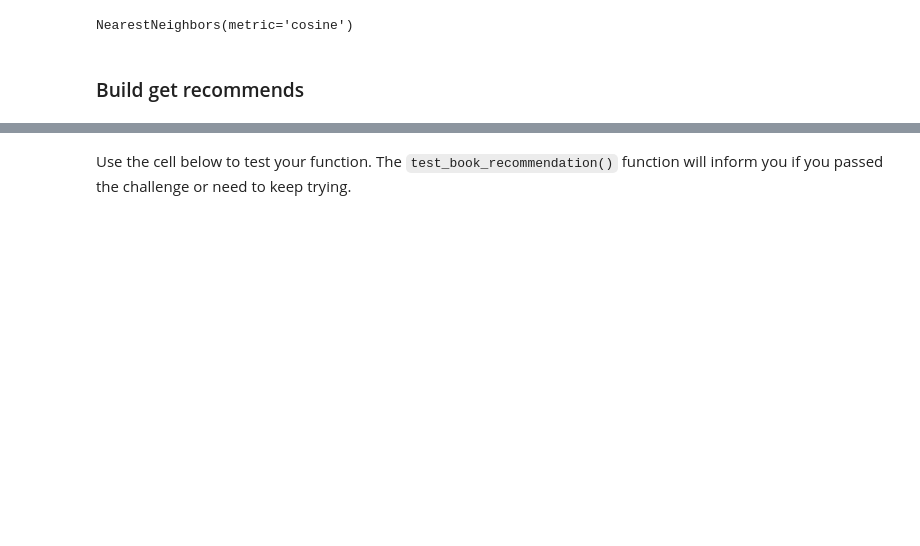
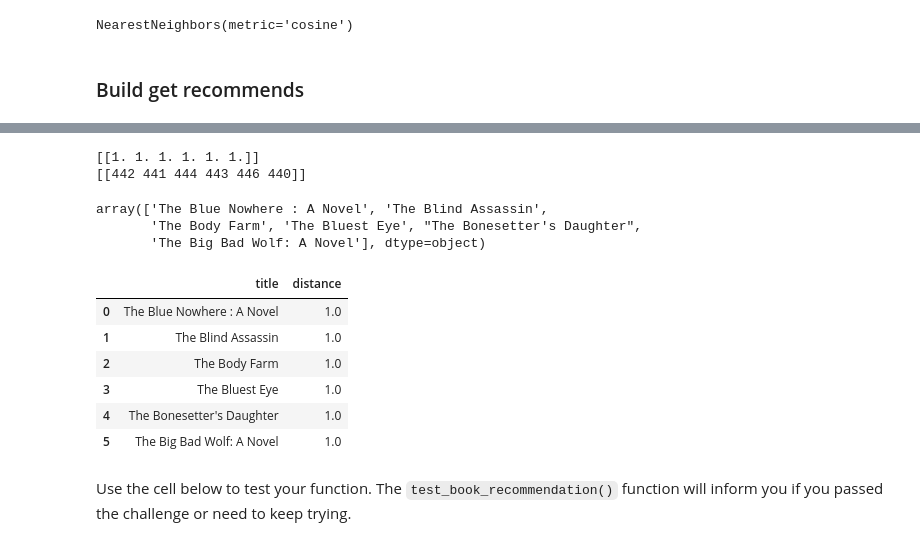
Before and after one commit to Elhassan7/freeCodeCamp_Project, a Jupyter notebook: 2nd fcc_book_recommendation_KNN/fcc_book_recommendation_knn.ipynb, the cells around one changed output, grey strips where cells are left out. Drawn from its saved outputs; the diff is of its cells as text; code cells hidden in the pictures; blank space fills up the shorter version.

```diff
--- a/2nd fcc_book_recommendation_KNN/fcc_book_recommendation_knn.ipynb
+++ b/2nd fcc_book_recommendation_KNN/fcc_book_recommendation_knn.ipynb
@@ -243,0 +238,28 @@ def get_recommends(book = ""):
+# %%
+distance, indice = model.kneighbors([df_knn.loc[title].values], n_neighbors=6)
+
+print(distance)
+print(indice)
+# %% [output]
+[[1. 1. 1. 1. 1. 1.]]
+[[442 441 444 443 446 440]]
+# %%
+df_knn.iloc[indice[0]].index.values
+# %% [output]
+array(['The Blue Nowhere : A Novel', 'The Blind Assassin',
+       'The Body Farm', 'The Bluest Eye', "The Bonesetter's Daughter",
+       'The Big Bad Wolf: A Novel'], dtype=object)
+# %%
+pd.DataFrame({
+    'title'   : df_knn.iloc[indice[0]].index.values,
+    'distance': distance[0]
+}) \
+.sort_values(by='distance', ascending=False)
+# %% [output]
+|  | title | distance |
+| 0 | The Blue Nowhere : A Novel | 1.0 |
+| 1 | The Blind Assassin | 1.0 |
+| 2 | The Body Farm | 1.0 |
+| 3 | The Bluest Eye | 1.0 |
+| 4 | The Bonesetter's Daughter | 1.0 |
+| 5 | The Big Bad Wolf: A Novel | 1.0 |
```
Also changed, not shown: parts of 5 cells of this notebook.
